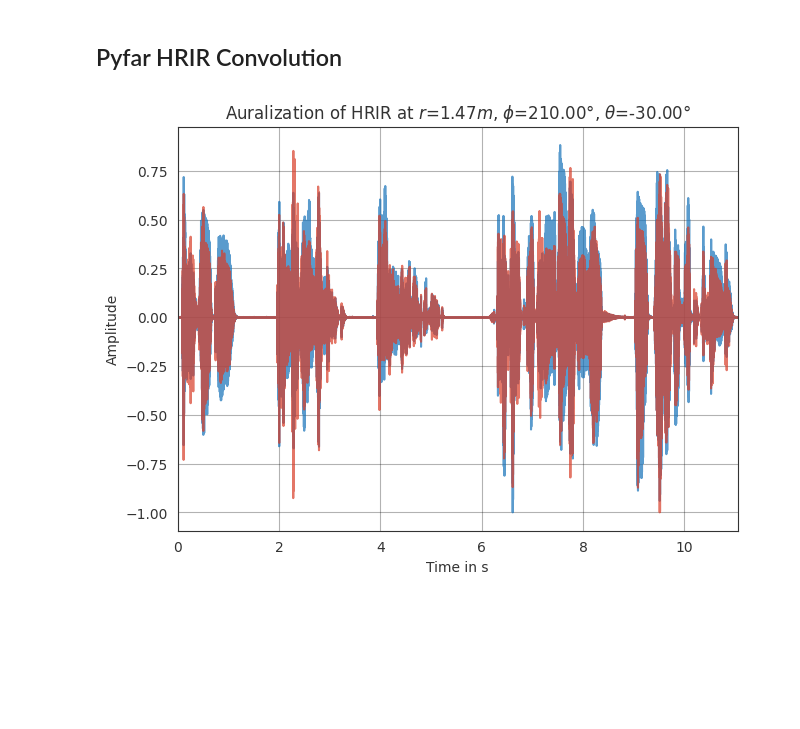
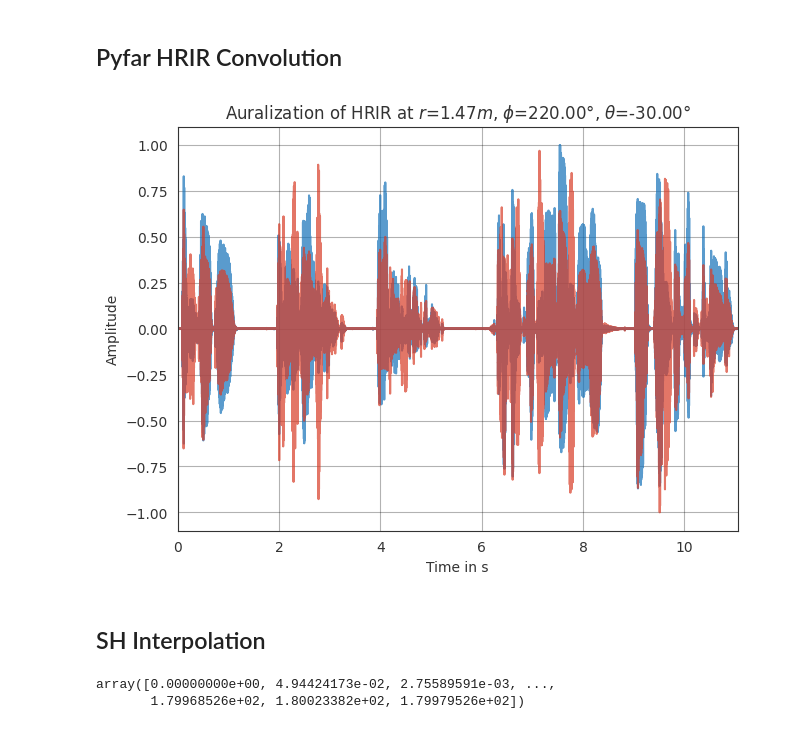
Before and after one commit to vackva/Orbe, a Jupyter notebook: python/ResearchNotebook.ipynb, the cells around one changed output. Saved outputs shown, nothing was run; the diff lists cells and outputs as text; code cells hidden in the pictures; blank space fills up the shorter version.

Commit message:
added sh interpolation method to ResearchNotebook

```diff
--- a/python/ResearchNotebook.ipynb
+++ b/python/ResearchNotebook.ipynb
@@ -52,24 +55,26 @@ def distance_ir(sr, ir, distance):
 # %% [markdown]
 ## Pyfar HRIR Convolution
 # %%
-hrirs, sources, _ = pf.io.read_sofa(os.path.join('..', 'assets', 'pp1_HRIRs_measured.sofa'))
+hrirs, sources, _ = pf.io.read_sofa(os.path.join('..', 'assets', 'pp2_HRIRs_measured.sofa'))
 
 signal, sr = librosa.load(os.path.join('..', 'tests', 'input.wav'), sr=44100, mono=False)
 
-idx = 331
+idx = 332
 hrir = hrirs[idx]
 source = sources[idx]
 radius, azimuth, elevation = *source.radius, *source.azimuth, *source.elevation
 
 signal = pf.Signal(signal, sr)
 auralization = pf.dsp.convolve(hrir, signal)
 auralization = pf.dsp.normalize(auralization)
 
-sf.write(os.path.join('..', 'tests', 'output', f'auralization_pp1_HRIRs_measured_{idx}.wav'), auralization.time.T, sr)
+sf.write(os.path.join('..', 'tests', 'output', f'auralization_pp2_HRIRs_measured_{idx}.wav'), auralization.time.T, sr)
 
 ax = pf.plot.time(auralization, label='convolved')
 for line in ax.lines: line.set_alpha(0.7)
 ax.set_title(fr'Auralization of HRIR at $r$={radius:.2f}$m$, $\phi$={rad2deg(azimuth):.2f}°, $\theta$={(rad2deg(elevation)):.2f}°')
 plt.show()
 # %% [output]
-[figure, old version]
+[figure, new version]
+# %% [markdown]
+## SH Interpolation
@@ -75,0 +141,5 @@ plt.show()
+# %%
+hrirs, sources, _ = pf.io.read_sofa(os.path.join('..', 'assets', 'pp2_HRIRs_measured_interpolated.sofa'))
+# %% [output]
+array([0.00000000e+00, 4.94424173e-02, 2.75589591e-03, ...,
+       1.79968526e+02, 1.80023382e+02, 1.79979526e+02])
```
Also changed, not shown: parts of 2 cells of this notebook.
